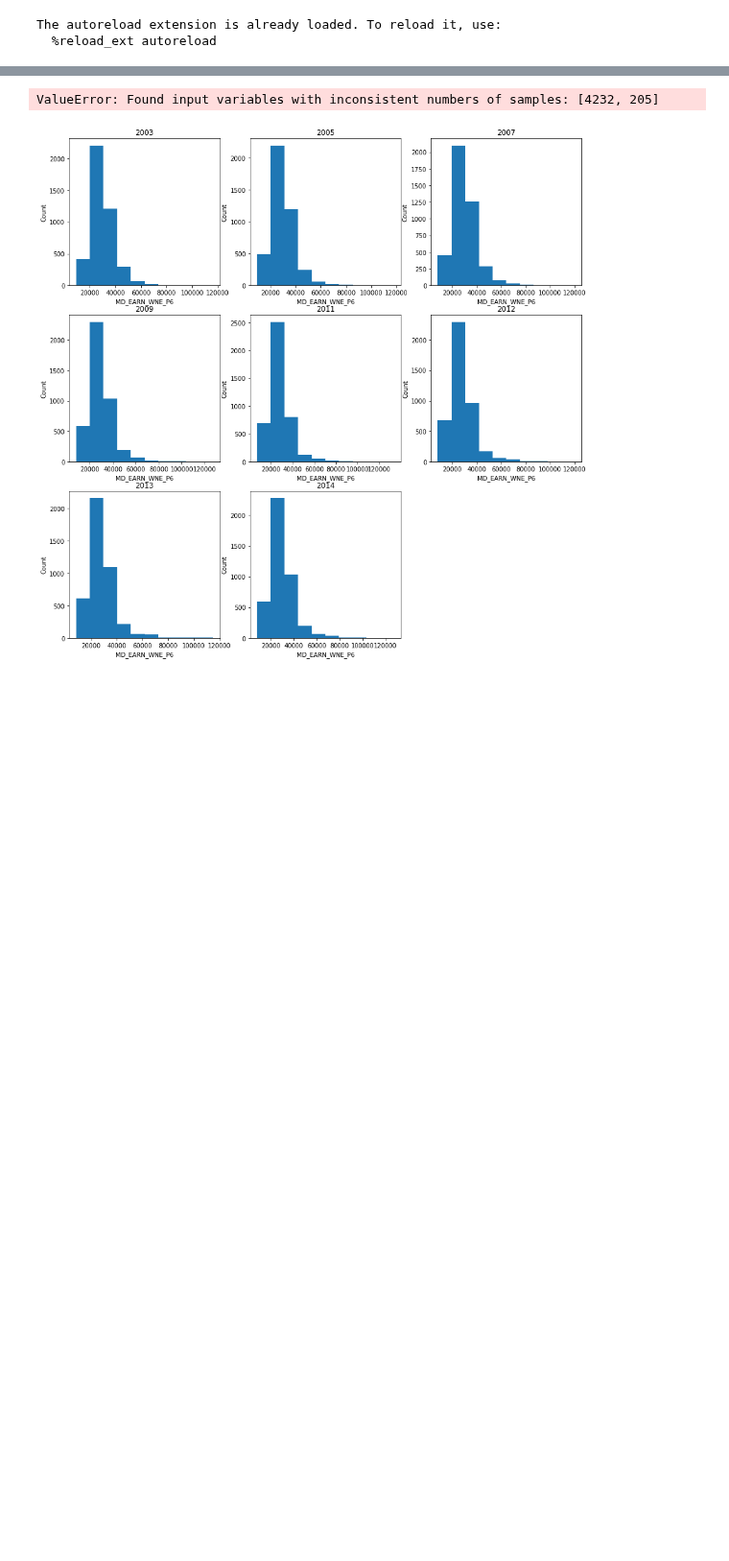
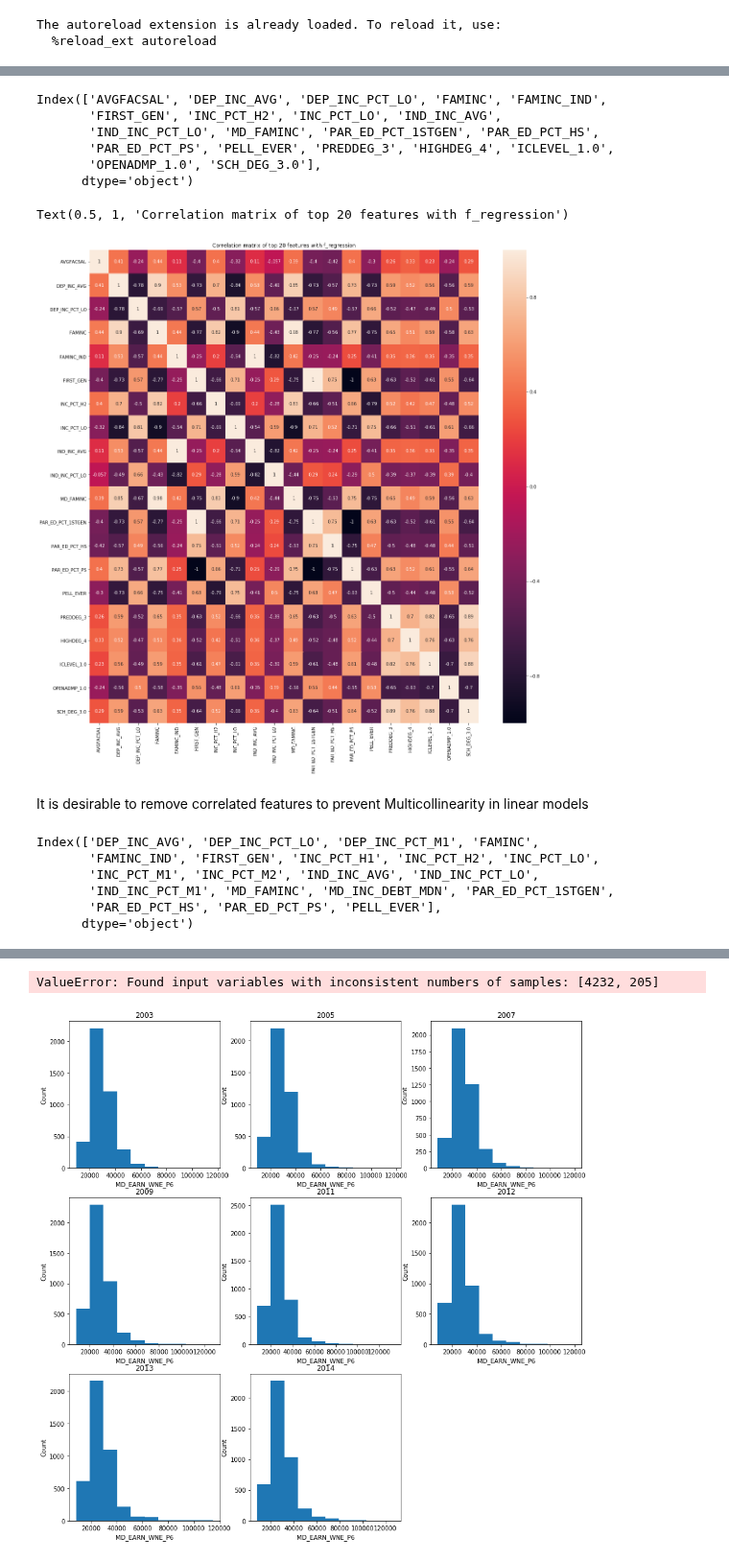
Before and after one commit to jeswan/post-secondary-education, a Jupyter notebook: sandbox_jesse.ipynb, the cells around one changed output, grey strips where cells are left out. Shown at 96% size. Drawn from its saved outputs; the diff is of its cells as text; code cells hidden in the pictures; blank space fills up the shorter version.

Commit message:
added feature selection for linear and mutual information and correlation matrix.

```diff
--- a/sandbox_jesse.ipynb
+++ b/sandbox_jesse.ipynb
@@ -52,0 +203,56 @@ len(train.columns)
+# %%
+from sklearn.feature_selection import SelectKBest
+from sklearn.feature_selection import f_regression
+k = 20
+
+x = merged_df_no_id.drop([target], axis=1)
+y = merged_df_no_id[target]
+selector = SelectKBest(f_regression, k)
+selector.fit(x, y)
+# Get columns to keep
+cols = selector.get_support(indices=True)
+# Create new dataframe with only desired columns, or overwrite existing
+features_df_new = x.iloc[:,cols]
+features_df_new.columns
+# %% [output]
+Index(['AVGFACSAL', 'DEP_INC_AVG', 'DEP_INC_PCT_LO', 'FAMINC', 'FAMINC_IND',
+       'FIRST_GEN', 'INC_PCT_H2', 'INC_PCT_LO', 'IND_INC_AVG',
+       'IND_INC_PCT_LO', 'MD_FAMINC', 'PAR_ED_PCT_1STGEN', 'PAR_ED_PCT_HS',
+       'PAR_ED_PCT_PS', 'PELL_EVER', 'PREDDEG_3', 'HIGHDEG_4', 'ICLEVEL_1.0',
+       'OPENADMP_1.0', 'SCH_DEG_3.0'],
+      dtype='object')
+# %%
+import numpy as np
+from pandas import DataFrame
+import seaborn as sns
+import matplotlib.pyplot as plt
+%matplotlib inline
+
+fig, ax = plt.subplots(figsize=(20,20))
+sns.heatmap(merged_df_no_id[features_df_new.columns].corr(), annot=True)
+plt.title('Correlation matrix of top ' + str(k) + ' features with f_regression')
+plt.savefig('Correlation matrix of top 20 features with f_regression')
+# %% [output]
+Text(0.5, 1, 'Correlation matrix of top 20 features with f_regression')
+[figure, added]
+# %% [markdown]
+It is desirable to remove correlated features to prevent Multicollinearity in linear models
+# %%
+from sklearn.feature_selection import mutual_info_regression
+
+x = merged_df_no_id.drop([target], axis=1)
+y = merged_df_no_id[target]
+selector = SelectKBest(mutual_info_regression, k)
+selector.fit(x, y)
+# Get columns to keep
+cols = selector.get_support(indices=True)
+# Create new dataframe with only desired columns, or overwrite existing
+features_df_new = x.iloc[:,cols]
+features_df_new.columns
+# %% [output]
+Index(['DEP_INC_AVG', 'DEP_INC_PCT_LO', 'DEP_INC_PCT_M1', 'FAMINC',
+       'FAMINC_IND', 'FIRST_GEN', 'INC_PCT_H1', 'INC_PCT_H2', 'INC_PCT_LO',
+       'INC_PCT_M1', 'INC_PCT_M2', 'IND_INC_AVG', 'IND_INC_PCT_LO',
+       'IND_INC_PCT_M1', 'MD_FAMINC', 'MD_INC_DEBT_MDN', 'PAR_ED_PCT_1STGEN',
+       'PAR_ED_PCT_HS', 'PAR_ED_PCT_PS', 'PELL_EVER'],
+      dtype='object')
```
Also changed, not shown: parts of 27 cells of this notebook, 1 other file.
